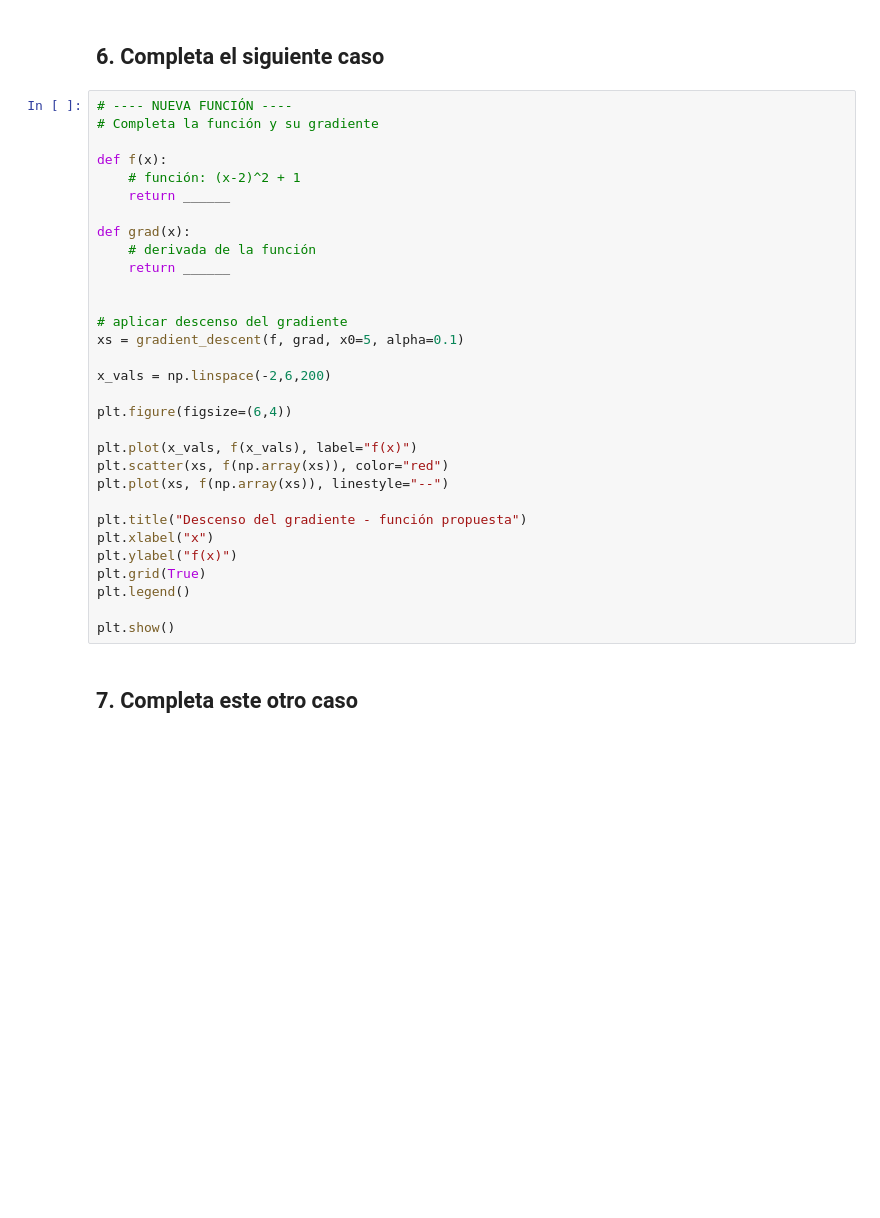
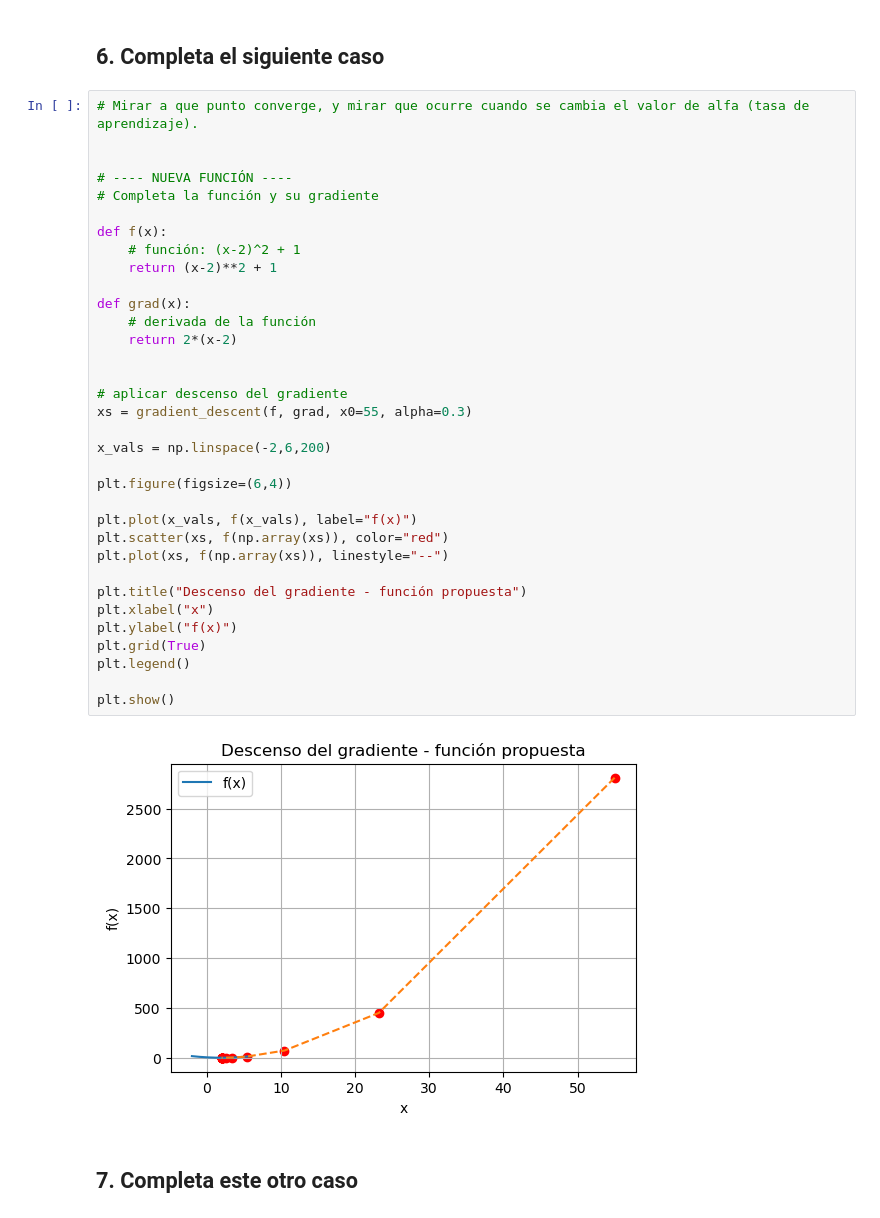
Before and after one commit to carmencnles/CEIABD, a Jupyter notebook: SAA/3ºEVA/DescensoGradiente/gradiente_ejercicio_01.ipynb, the cells around one changed output. Saved outputs shown, nothing was run; the diff lists cells and outputs as text; blank space fills up the shorter version.

Commit message:
avanzando gradiente

```diff
--- a/SAA/3ºEVA/DescensoGradiente/gradiente_ejercicio_01.ipynb
+++ b/SAA/3ºEVA/DescensoGradiente/gradiente_ejercicio_01.ipynb
@@ -178,36 +184,41 @@ plt.show()
 # %% [markdown]
 ## 6. Completa el siguiente caso
 # %%
+# Mirar a que punto converge, y mirar que ocurre cuando se cambia el valor de alfa (tasa de aprendizaje).
+
+
 # ---- NUEVA FUNCIÓN ----
 # Completa la función y su gradiente
 
 def f(x):
     # función: (x-2)^2 + 1
-    return ______
+    return (x-2)**2 + 1
 
 def grad(x):
     # derivada de la función
-    return ______
+    return 2*(x-2)
 
 
 # aplicar descenso del gradiente
-xs = gradient_descent(f, grad, x0=5, alpha=0.1)
+xs = gradient_descent(f, grad, x0=55, alpha=0.3)
 
 x_vals = np.linspace(-2,6,200)
 
 plt.figure(figsize=(6,4))
 
 plt.plot(x_vals, f(x_vals), label="f(x)")
 plt.scatter(xs, f(np.array(xs)), color="red")
 plt.plot(xs, f(np.array(xs)), linestyle="--")
 
 plt.title("Descenso del gradiente - función propuesta")
 plt.xlabel("x")
 plt.ylabel("f(x)")
 plt.grid(True)
 plt.legend()
 
 plt.show()
+# %% [output]
+[figure, added]
 # %% [markdown]
 ## 7. Completa este otro caso
 # %%
```
Also changed, not shown: parts of 4 cells of this notebook.
